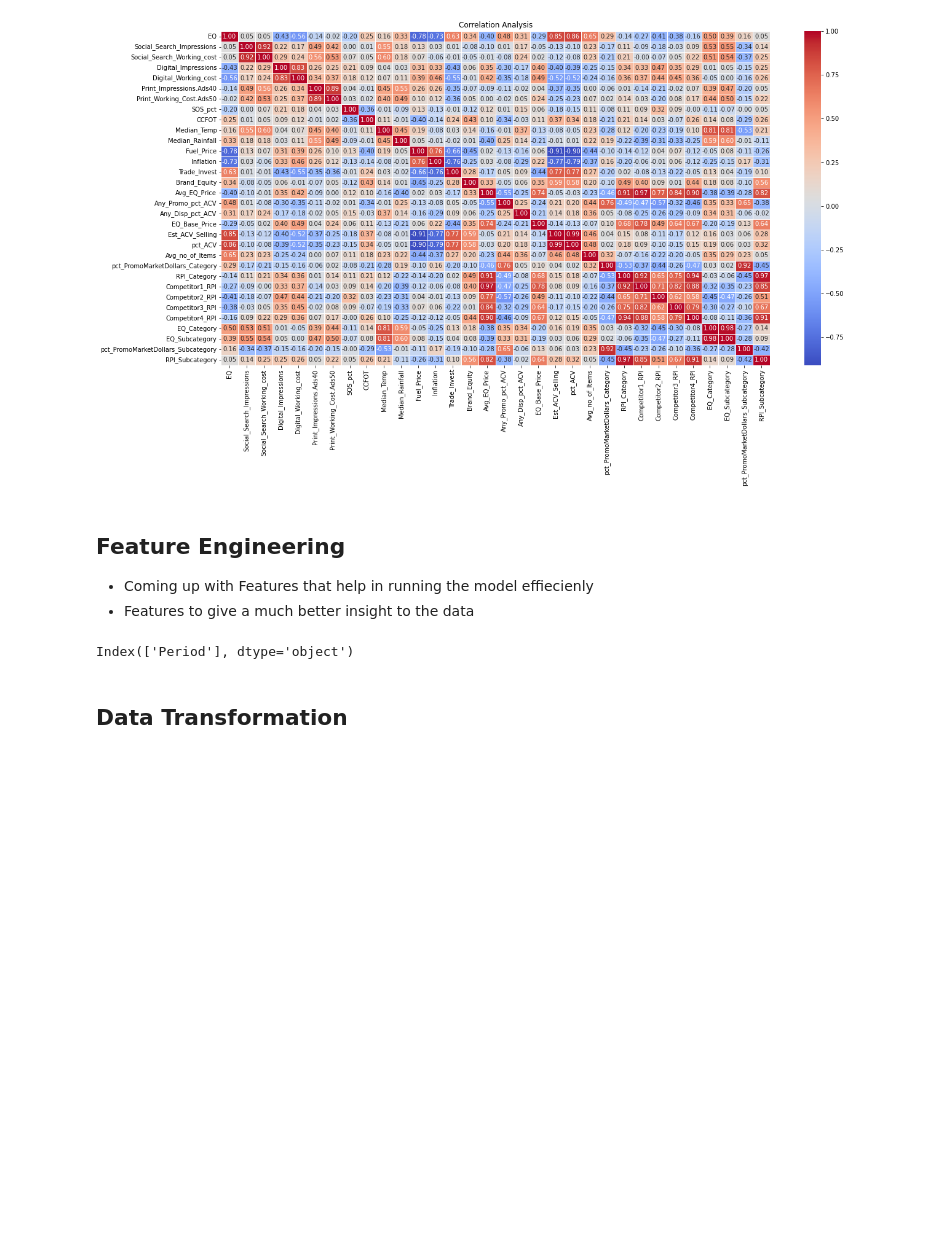
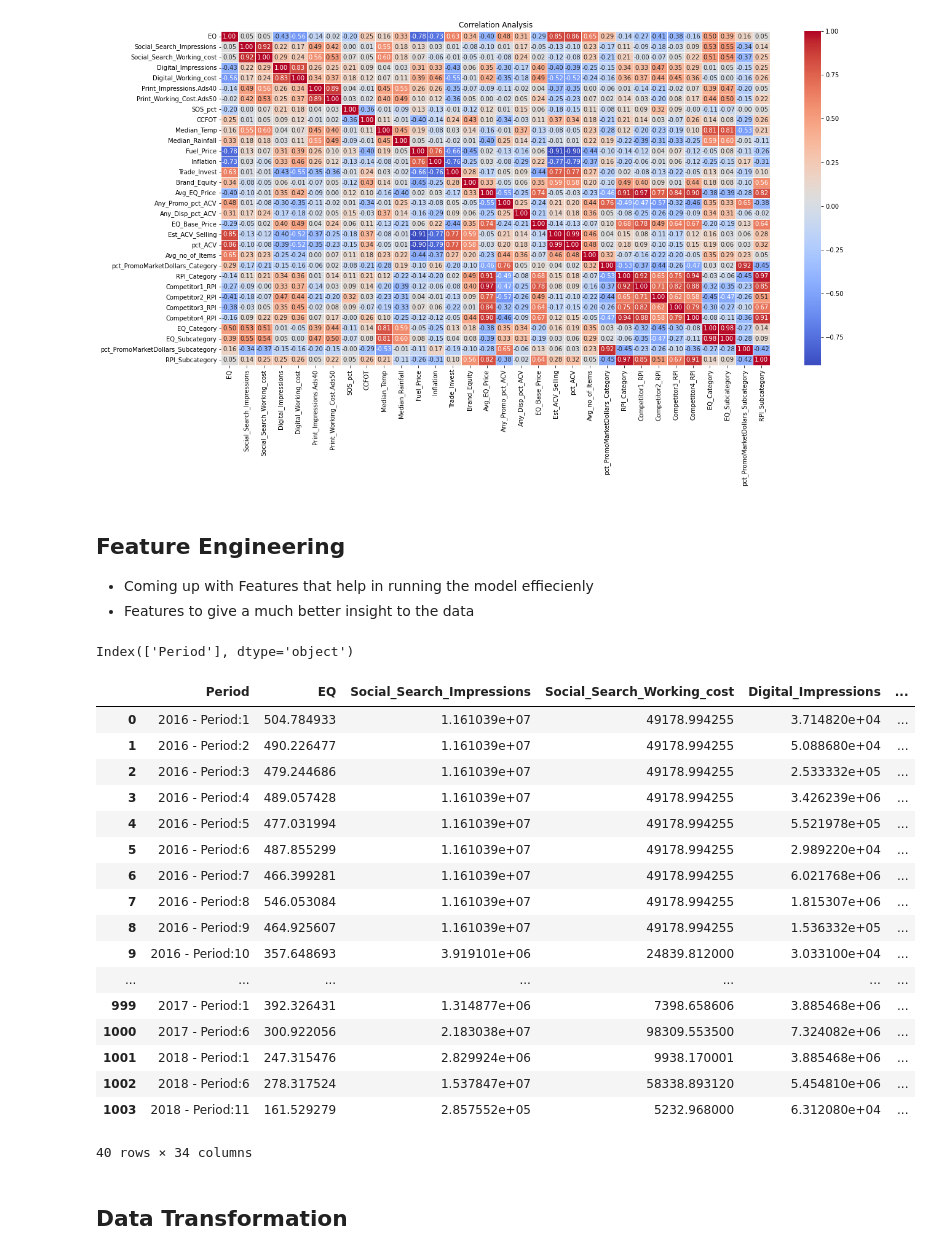
Before and after one commit to Edna722/Atote-Sales-Parctice-Tool-Analysis2, a Jupyter notebook: Sales Notebook.ipynb, the cells around one changed output. Drawn from its saved outputs; the diff is of its cells as text; code cells hidden in the pictures; blank space fills up the shorter version.

```diff
--- a/Sales Notebook.ipynb
+++ b/Sales Notebook.ipynb
@@ -356,3 +359,24 @@ encoded_data = pd.get_dummies(sales_data, columns=['Period'])
+# %%
+sales_data
+# %% [output]
+|  | Period | EQ | Social_Search_Impressions | Social_Search_Working_cost | Digital_Impressions | ... |
+| 0 | 2016 - Period:1 | 504.784933 | 1.161039e+07 | 49178.994255 | 3.714820e+04 | ... |
+| 1 | 2016 - Period:2 | 490.226477 | 1.161039e+07 | 49178.994255 | 5.088680e+04 | ... |
+| 2 | 2016 - Period:3 | 479.244686 | 1.161039e+07 | 49178.994255 | 2.533332e+05 | ... |
+| 3 | 2016 - Period:4 | 489.057428 | 1.161039e+07 | 49178.994255 | 3.426239e+06 | ... |
+| 4 | 2016 - Period:5 | 477.031994 | 1.161039e+07 | 49178.994255 | 5.521978e+05 | ... |
+| 5 | 2016 - Period:6 | 487.855299 | 1.161039e+07 | 49178.994255 | 2.989220e+04 | ... |
+| 6 | 2016 - Period:7 | 466.399281 | 1.161039e+07 | 49178.994255 | 6.021768e+06 | ... |
+| 7 | 2016 - Period:8 | 546.053084 | 1.161039e+07 | 49178.994255 | 1.815307e+06 | ... |
+| 8 | 2016 - Period:9 | 464.925607 | 1.161039e+07 | 49178.994255 | 1.536332e+05 | ... |
+| 9 | 2016 - Period:10 | 357.648693 | 3.919101e+06 | 24839.812000 | 3.033100e+04 | ... |
+| ... | ... | ... | ... | ... | ... | ... |
+| 999 | 2017 - Period:1 | 392.326431 | 1.314877e+06 | 7398.658606 | 3.885468e+06 | ... |
+| 1000 | 2017 - Period:6 | 300.922056 | 2.183038e+07 | 98309.553500 | 7.324082e+06 | ... |
+| 1001 | 2018 - Period:1 | 247.315476 | 2.829924e+06 | 9938.170001 | 3.885468e+06 | ... |
+| 1002 | 2018 - Period:6 | 278.317524 | 1.537847e+07 | 58338.893120 | 5.454810e+06 | ... |
+| 1003 | 2018 - Period:11 | 161.529279 | 2.857552e+05 | 5232.968000 | 6.312080e+04 | ... |
+40 rows × 34 columns
 # %% [markdown]
 ## Data Transformation
 # %%
```
Also changed, not shown: parts of 3 cells of this notebook.
